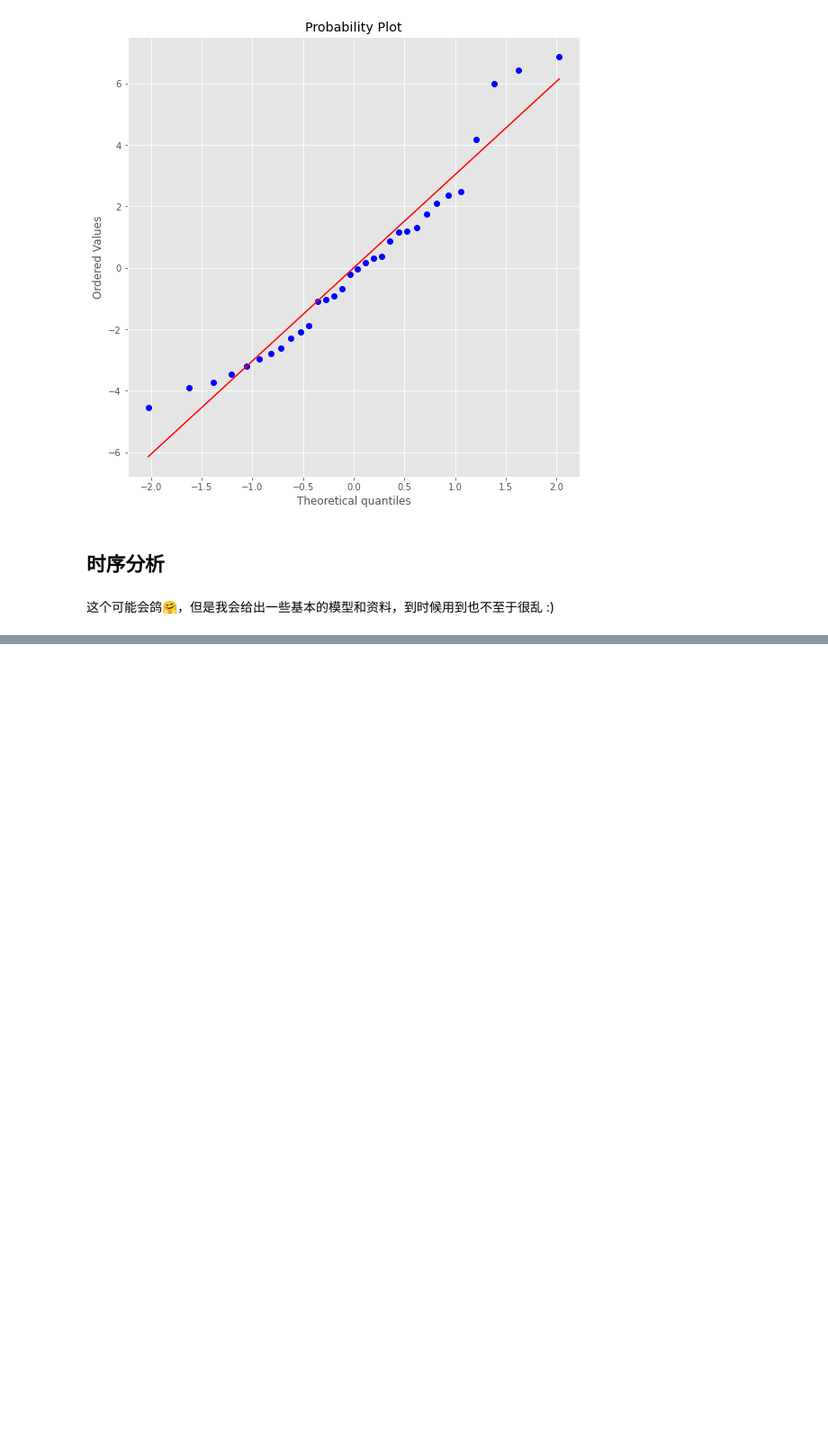
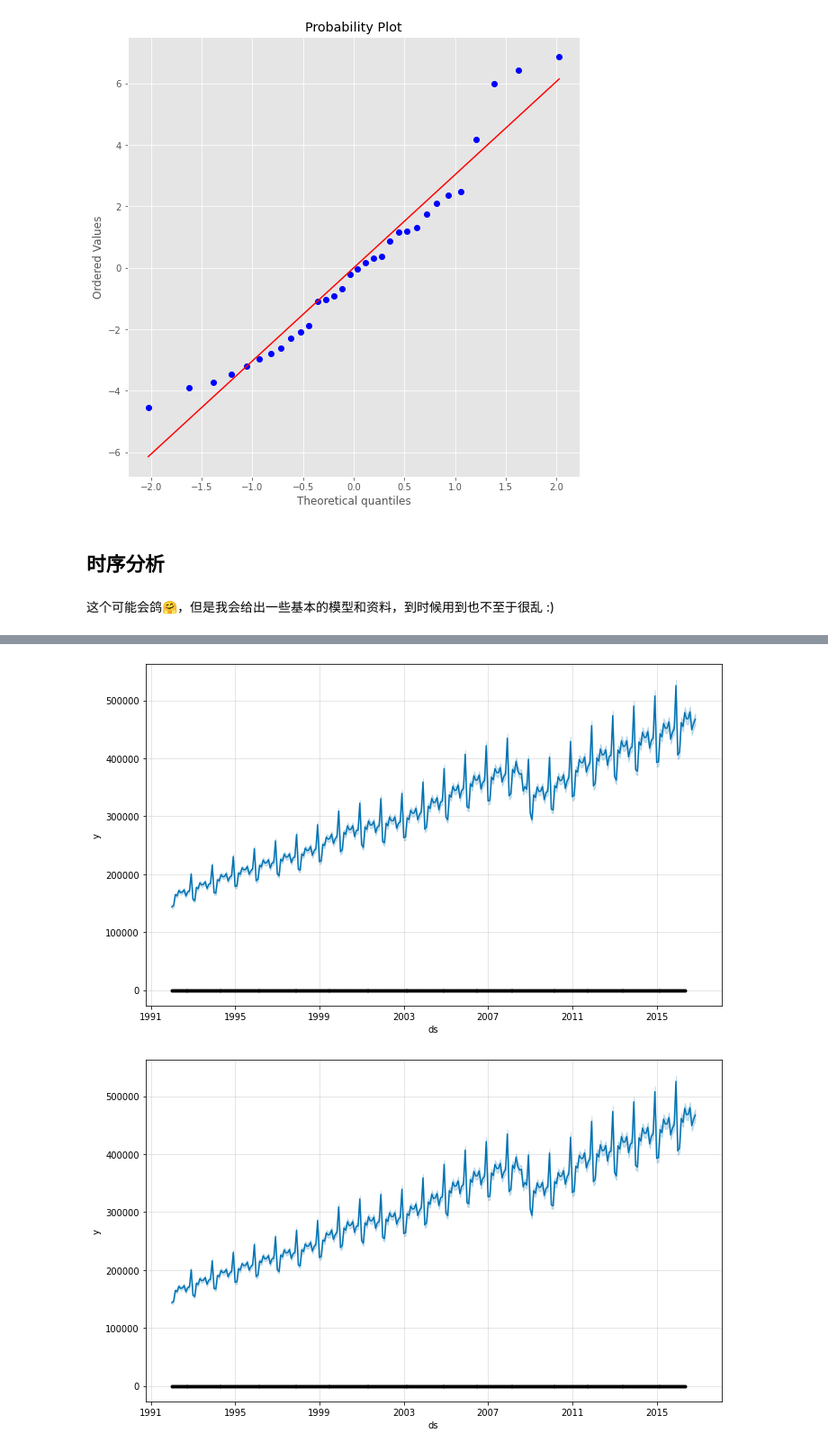
Before and after one commit to XuRui314/MathematicalModeling, a Jupyter notebook: Multivariate_Analysis_Formal_Version.ipynb, the cells around one changed output, grey strips where cells are left out. Shown at 90% size. Cells and saved outputs as stored; diff of their text form; code cells hidden in the pictures; blank space fills up the shorter version.

```diff
--- a/Multivariate_Analysis_Formal_Version.ipynb
+++ b/Multivariate_Analysis_Formal_Version.ipynb
@@ -1140,0 +1226,5 @@ stats.probplot(residuals, dist="norm", plot=plt);
+# %%
+model.plot(forecast_data_orig)
+# %% [output]
+[figure, added]
+[figure, added]
```
Also changed, not shown: parts of 18 cells of this notebook.
